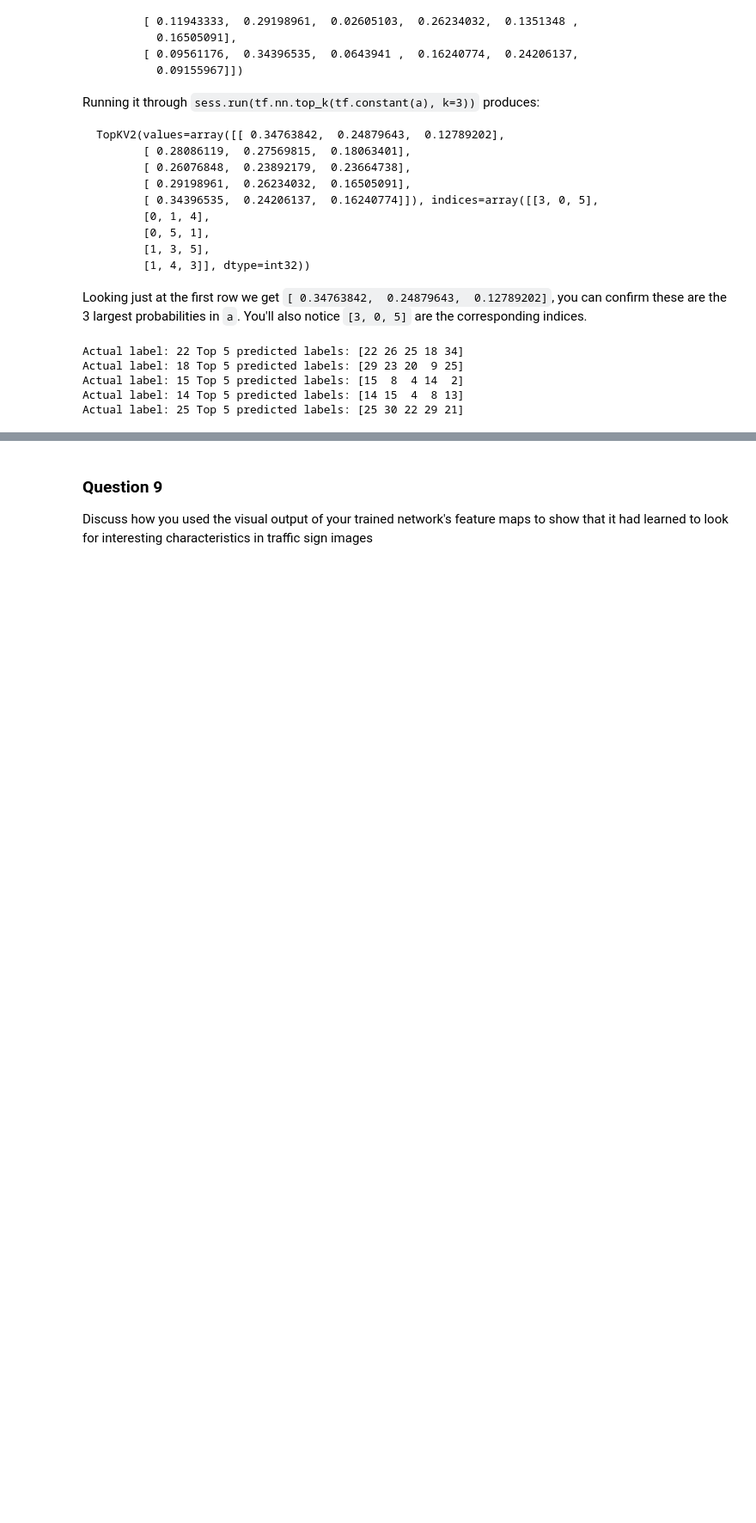
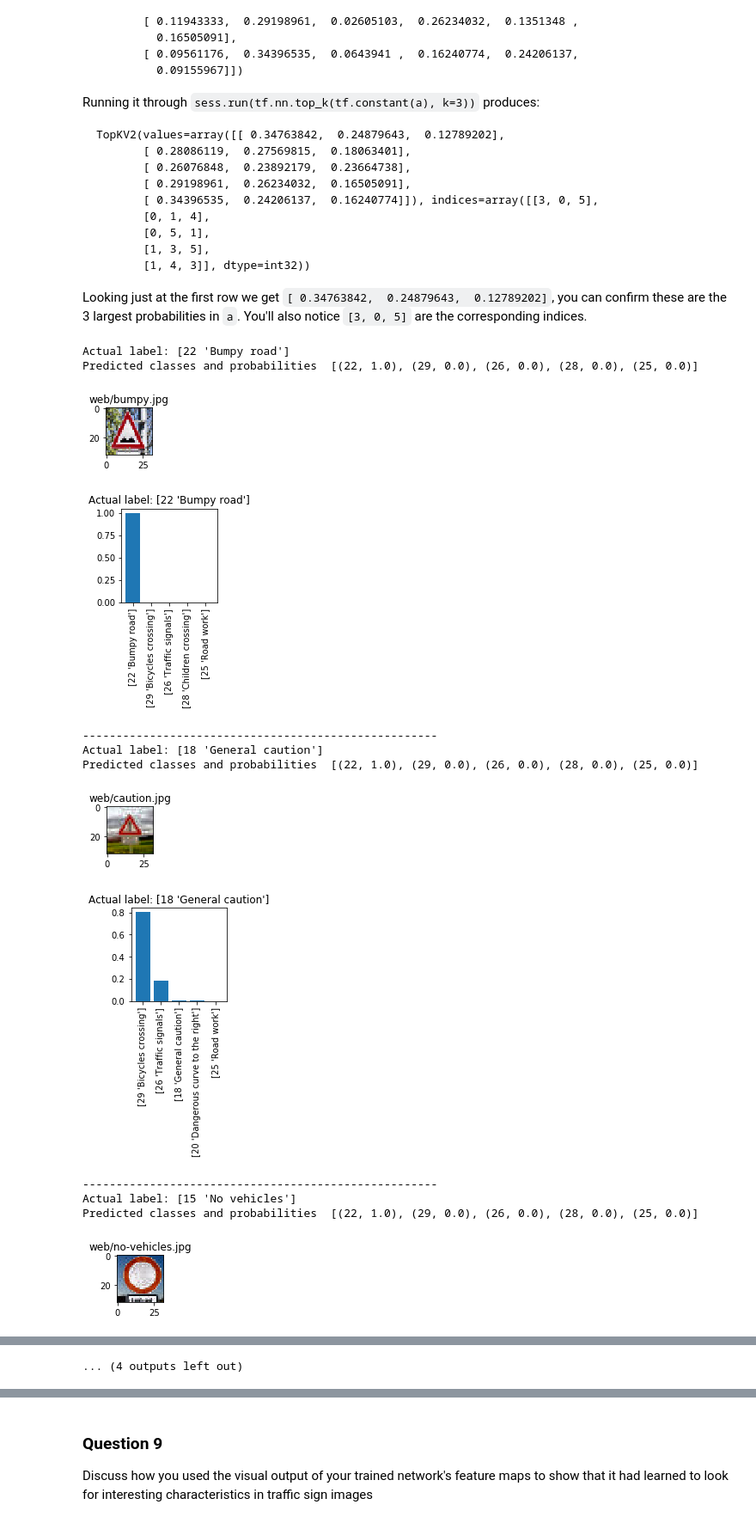
Before and after one commit to farhanhubble/traffic-signs-recognizer, a Jupyter notebook: Traffic_Sign_Classifier.ipynb, the cells around one changed output, grey strips where cells are left out. Shown at 86% size. Drawn from its saved outputs; the diff is of its cells as text; code cells hidden in the pictures; blank space fills up the shorter version.

````diff
--- a/Traffic_Sign_Classifier.ipynb
+++ b/Traffic_Sign_Classifier.ipynb
@@ -814,14 +846,33 @@ TopKV2(values=array([[ 0.34763842,  0.24879643,  0.12789202],
 ```
 
 Looking just at the first row we get `[ 0.34763842,  0.24879643,  0.12789202]`, you can confirm these are the 3 largest probabilities in `a`. You'll also notice `[3, 0, 5]` are the corresponding indices.
-# %%
-top_5 = session.run(tf.nn.top_k(logits,5), feed_dict={X:X_web_norm,y:y_web,keep_prob:1.0})
-
-for i in range(len(y_web)):
-    print("Actual label:",y_web[i],"Top 5 predicted labels:",top_5[1][i])
-# %% [output]
-Actual label: 22 Top 5 predicted labels: [22 26 25 18 34]
-Actual label: 18 Top 5 predicted labels: [29 23 20  9 25]
-Actual label: 15 Top 5 predicted labels: [15  8  4 14  2]
-Actual label: 14 Top 5 predicted labels: [14 15  4  8 13]
-Actual label: 25 Top 5 predicted labels: [25 30 22 29 21]
+# %%
+top5 = session.run(tf.nn.top_k(tf.nn.softmax(logits),5), feed_dict={X:X_web_norm,y:y_web,keep_prob:1.0})
+
+for i in range(len(y_web)):
+    print("Actual label: {}".format(sign_names[y_web[i]]))
+    print("Predicted classes and probabilities ",list(zip(top5[1][0],np.round(top5[0][0],2))))
+    plt.figure(figsize=(1,1))
+    plt.imshow(X_web[i])
+    plt.title(web_files[i])
+    plt.show()
+    plt.figure(figsize=(2,2))
+    plt.bar(range(5),top5[0][i])
+    plt.title("Actual label: {}".format(sign_names[y_web[i]]))
+    plt.xticks(range(5),sign_names[top5[1][i]],rotation='vertical')
+    plt.show()
+    print("-----------------------------------------------------")
+# %% [output]
+Actual label: [22 'Bumpy road']
+Predicted classes and probabilities  [(22, 1.0), (29, 0.0), (26, 0.0), (28, 0.0), (25, 0.0)]
+[figure, added]
+[figure, added]
+-----------------------------------------------------
+Actual label: [18 'General caution']
+Predicted classes and probabilities  [(22, 1.0), (29, 0.0), (26, 0.0), (28, 0.0), (25, 0.0)]
+[figure, added]
+[figure, added]
+-----------------------------------------------------
+Actual label: [15 'No vehicles']
+Predicted classes and probabilities  [(22, 1.0), (29, 0.0), (26, 0.0), (28, 0.0), (25, 0.0)]
+[figure, added]
@@ -828,3 +885,4 @@ Actual label: 25 Top 5 predicted labels: [25 30 22 29 21]
+... (4 outputs left out)
 # %% [markdown]
 ---
 
````
Also changed, not shown: parts of 22 cells of this notebook, 3 other files.
